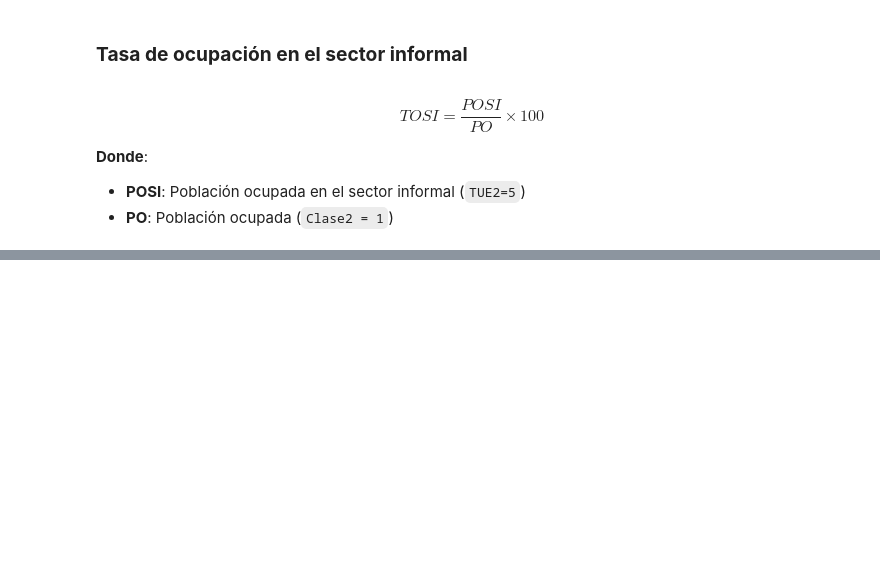
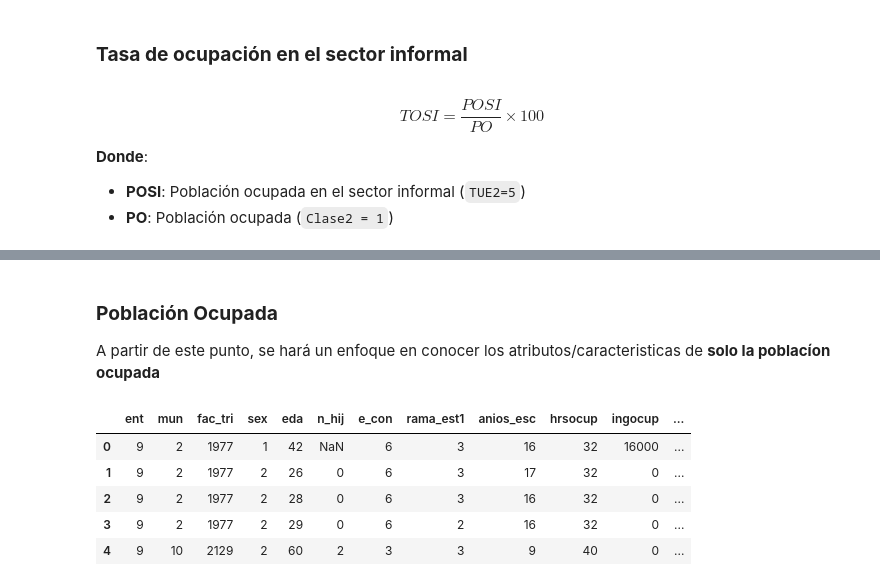
Before and after one commit to system-rowb/Data-Portfolio, a Jupyter notebook: Visualization/GEO_Informalidad_Mexico/GEO_Informalidad_Mexico.ipynb, the cells around one changed output, grey strips where cells are left out. Saved outputs shown, nothing was run; the diff lists cells and outputs as text; code cells hidden in the pictures; blank space fills up the shorter version.

```diff
--- a/Visualization/GEO_Informalidad_Mexico/GEO_Informalidad_Mexico.ipynb
+++ b/Visualization/GEO_Informalidad_Mexico/GEO_Informalidad_Mexico.ipynb
@@ -490,0 +568,17 @@ tosi
+# %% [markdown]
+### **Población Ocupada**
+
+A partir de este punto, se hará un enfoque en conocer los atributos/caracteristicas de **solo la poblacíon ocupada**
+# %%
+# Define el dataframe de población ocupada
+poc = df.query('clase2 == 1')[VAR_INT]
+
+# Muestra el dataframe con el head
+poc.head()
+# %% [output]
+|  | ent | mun | fac_tri | sex | eda | n_hij | e_con | rama_est1 | anios_esc | hrsocup | ingocup | ... |
+| 0 | 9 | 2 | 1977 | 1 | 42 | NaN | 6 | 3 | 16 | 32 | 16000 | ... |
+| 1 | 9 | 2 | 1977 | 2 | 26 | 0 | 6 | 3 | 17 | 32 | 0 | ... |
+| 2 | 9 | 2 | 1977 | 2 | 28 | 0 | 6 | 3 | 16 | 32 | 0 | ... |
+| 3 | 9 | 2 | 1977 | 2 | 29 | 0 | 6 | 2 | 16 | 32 | 0 | ... |
+| 4 | 9 | 10 | 2129 | 2 | 60 | 2 | 3 | 3 | 9 | 40 | 0 | ... |
```
Also changed, not shown: parts of 24 cells of this notebook.
